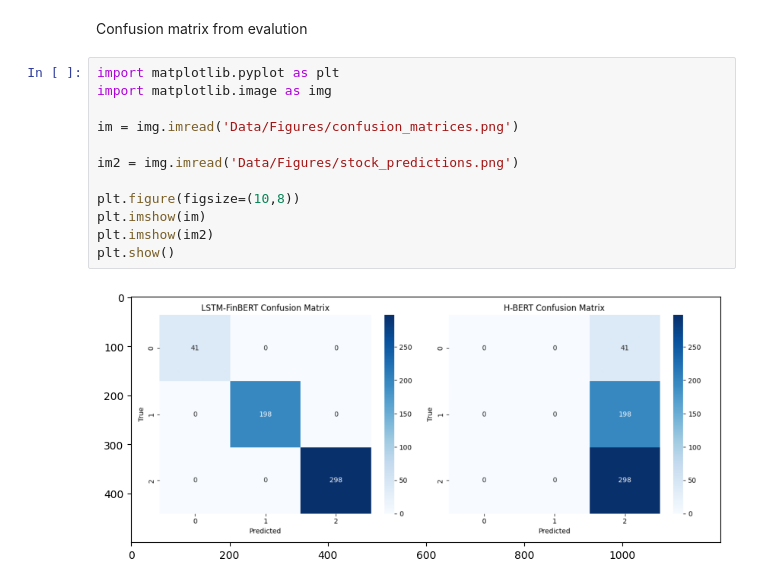
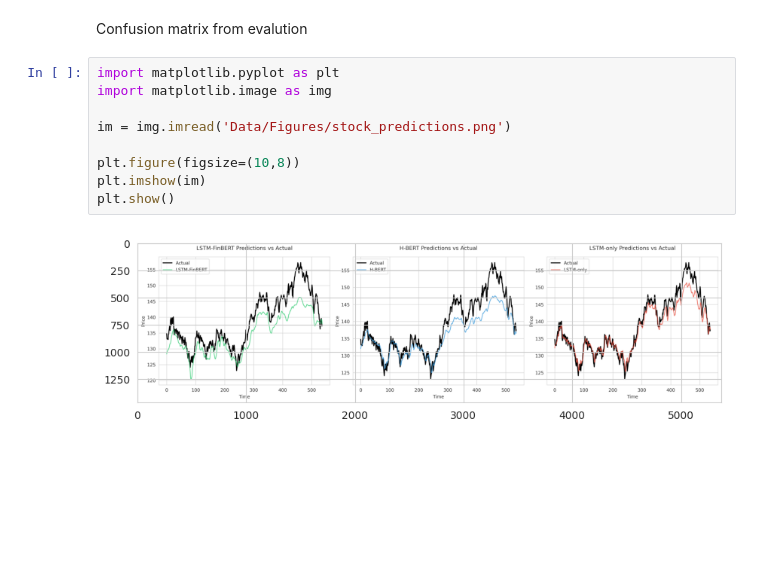
Before and after one commit to JohannTin/CMPT413, a Jupyter notebook: project.ipynb, the cells around one changed output. Saved outputs shown, nothing was run; the diff lists cells and outputs as text; blank space fills up the shorter version.

```diff
--- a/project.ipynb
+++ b/project.ipynb
@@ -412,14 +424,11 @@ Confusion matrix from evalution
 # %%
 import matplotlib.pyplot as plt
 import matplotlib.image as img
 
-im = img.imread('Data/Figures/confusion_matrices.png')
-
-im2 = img.imread('Data/Figures/stock_predictions.png')
+im = img.imread('Data/Figures/stock_predictions.png')
 
 plt.figure(figsize=(10,8))
 plt.imshow(im)
-plt.imshow(im2)
 plt.show()
 # %% [output]
-[figure, old version]
+[figure, new version]
```
Also changed, not shown: parts of 4 cells of this notebook.
